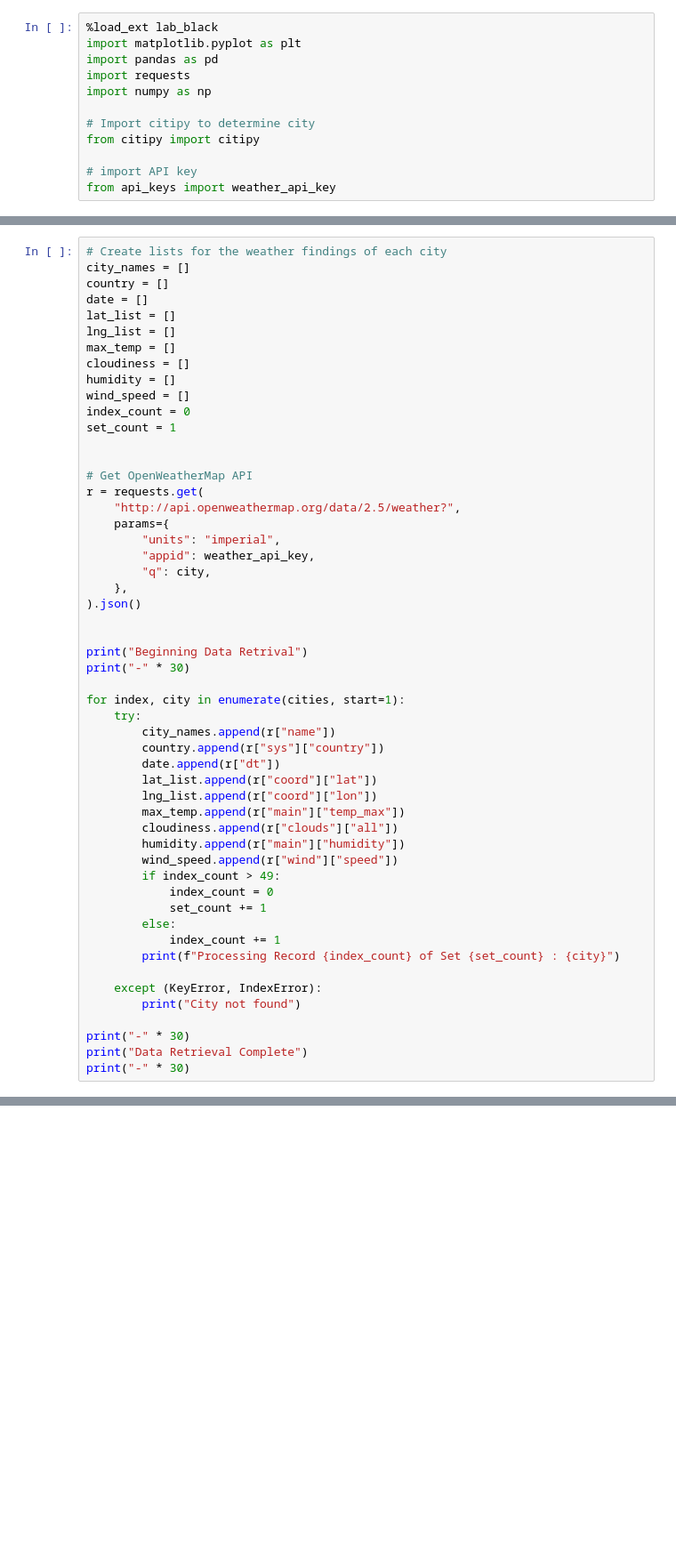
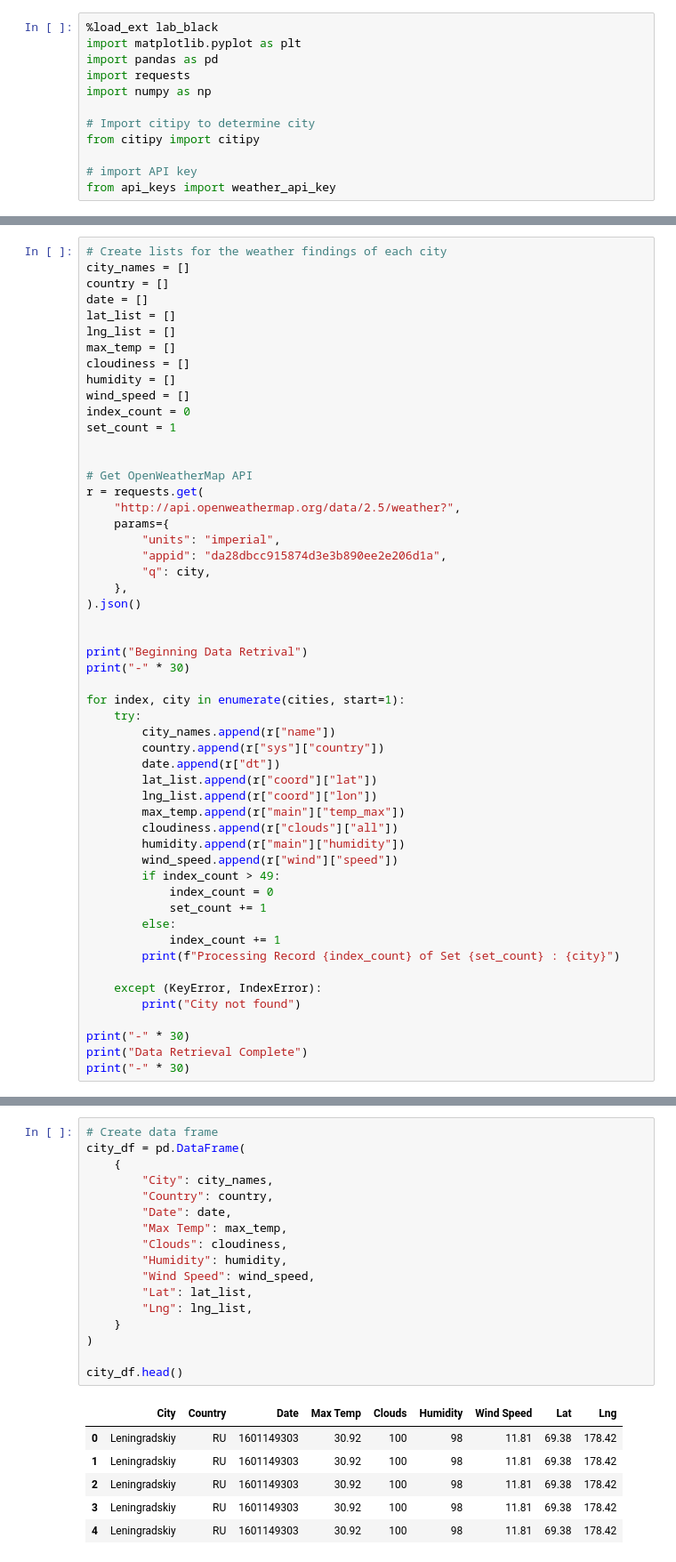
Before and after one commit to cmoeser5/City-Weather, a Jupyter notebook: WeatherPy/WeatherPy.ipynb, the cells around one changed output, grey strips where cells are left out. Shown: that part at 89% size. Cells and saved outputs as stored; diff of their text form; blank space fills up the shorter version.

Commit message:
add dataframe

```diff
--- a/WeatherPy/WeatherPy.ipynb
+++ b/WeatherPy/WeatherPy.ipynb
@@ -54,7 +57,7 @@ r = requests.get(
     "http://api.openweathermap.org/data/2.5/weather?",
     params={
         "units": "imperial",
-        "appid": weather_api_key,
+        "appid": "da28dbcc915874d3e3b890ee2e206d1a",
         "q": city,
     },
 ).json()
@@ -107,0 +114,24 @@ Data Retrieval Complete
+# %%
+# Create data frame
+city_df = pd.DataFrame(
+    {
+        "City": city_names,
+        "Country": country,
+        "Date": date,
+        "Max Temp": max_temp,
+        "Clouds": cloudiness,
+        "Humidity": humidity,
+        "Wind Speed": wind_speed,
+        "Lat": lat_list,
+        "Lng": lng_list,
+    }
+)
+
+city_df.head()
+# %% [output]
+|  | City | Country | Date | Max Temp | Clouds | Humidity | Wind Speed | Lat | Lng |
+| 0 | Leningradskiy | RU | 1601149303 | 30.92 | 100 | 98 | 11.81 | 69.38 | 178.42 |
+| 1 | Leningradskiy | RU | 1601149303 | 30.92 | 100 | 98 | 11.81 | 69.38 | 178.42 |
+| 2 | Leningradskiy | RU | 1601149303 | 30.92 | 100 | 98 | 11.81 | 69.38 | 178.42 |
+| 3 | Leningradskiy | RU | 1601149303 | 30.92 | 100 | 98 | 11.81 | 69.38 | 178.42 |
+| 4 | Leningradskiy | RU | 1601149303 | 30.92 | 100 | 98 | 11.81 | 69.38 | 178.42 |
```
Also changed, not shown: parts of 5 cells of this notebook.
